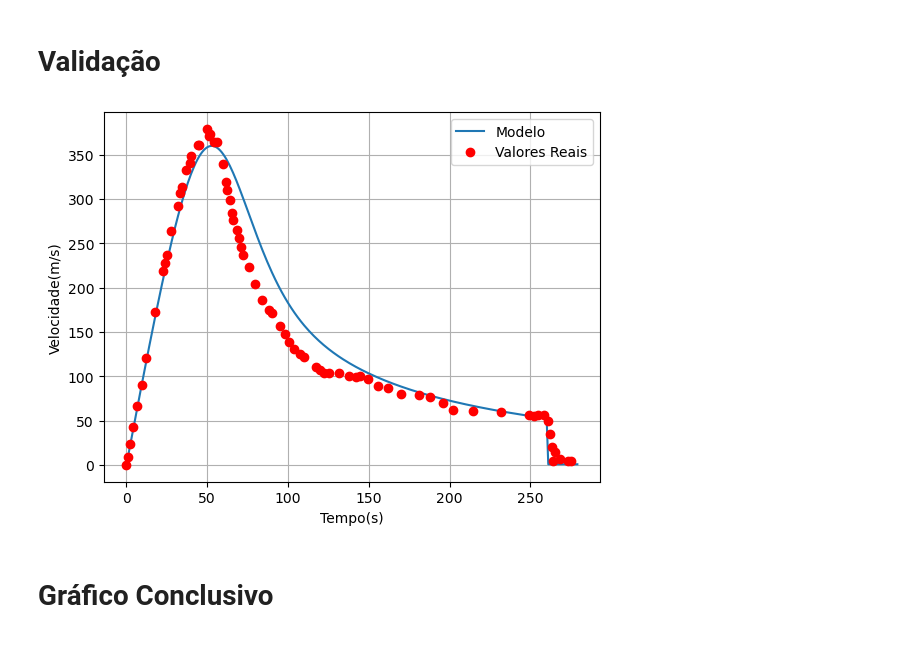
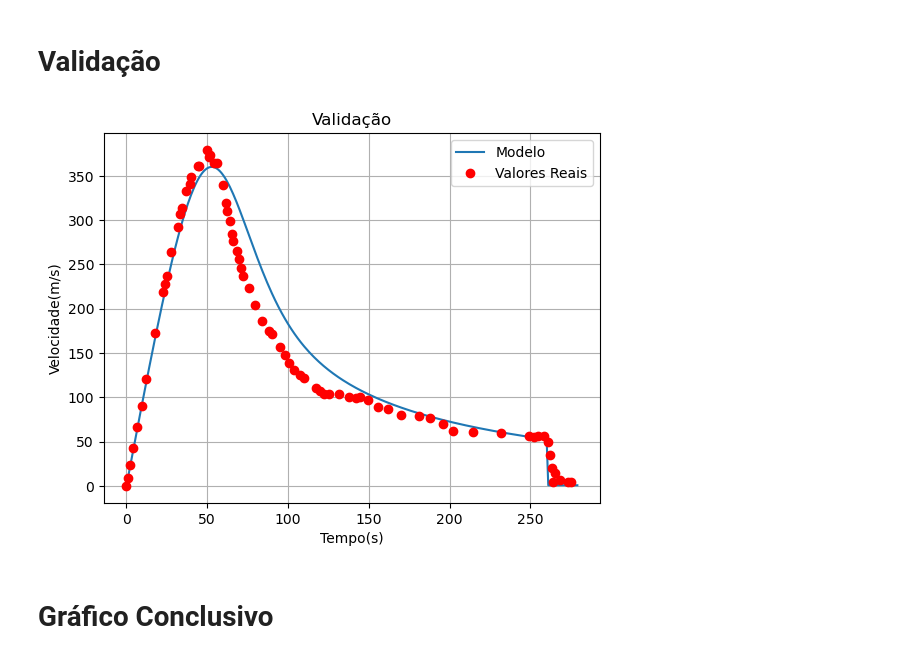
Before and after one commit to FLevn/P3-ModSim-Stratos, a Jupyter notebook: Projeto 3 - Jupyter.ipynb, the cells around one changed output. Saved outputs shown, nothing was run; the diff lists cells and outputs as text; code cells hidden in the pictures.

```diff
--- a/Projeto 3 - Jupyter.ipynb
+++ b/Projeto 3 - Jupyter.ipynb
@@ -192,36 +192,36 @@ lista_dado = [0, -0.000716092096979537,
 260.9148264984227, 49.05445691952258,
 262.33438485804413, 34.74980119022041,
 263.186119873817, 20.446577645112313,
 264.0378548895899, 4.781346931545329,
 265.1735015772871, 14.993536326598303,
 268.29652996845425, 6.13261271854941,
 273.12302839116717, 4.758431984441927,
 274.8264984227129, 4.75413543186005]
 
 
 lista_y_dado = list()
 lista_x_dado = list()
 
 for i in range (len(lista_dado)):
     if i % 2 == 0:
         lista_x_dado.append(lista_dado[i])
     else:
         lista_y_dado.append(lista_dado[i])
 
 
 # Gráfico
 plt.plot(lista_t, lista_v, label='Modelo')
 plt.plot(lista_x_dado, lista_y_dado, 'ro', label='Valores Reais')
 plt.legend()
-plt.title()
+plt.title('Validação')
 plt.xlabel('Tempo(s)')
 plt.ylabel('Velocidade(m/s)')
 plt.grid()
 plt.show()
 
-# Hipótese: corrente de ar vertical e para cima diminui conforme a altitude dimimnui. No modelo, a velocidade no eixo y é zerada quando o paraquedas é aberto.
+# Hipótese: corrente de ar vertical e para cima diminui conforme a altitude decresce. No modelo, a velocidade no eixo y é zerada quando o paraquedas é aberto.
 # %% [output]
-[figure, old version]
+[figure, new version]
 # %% [markdown]
 # Gráfico Conclusivo
 # %%
```
Also changed, not shown: parts of 3 cells of this notebook.
